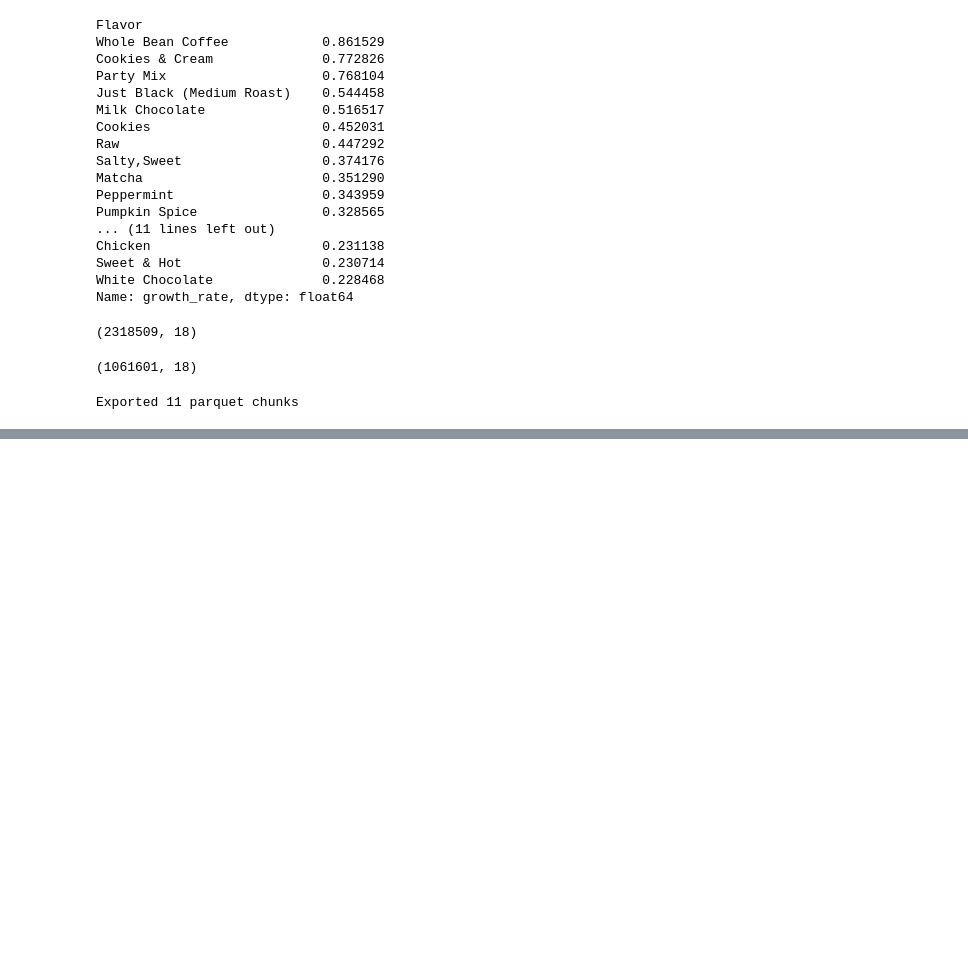
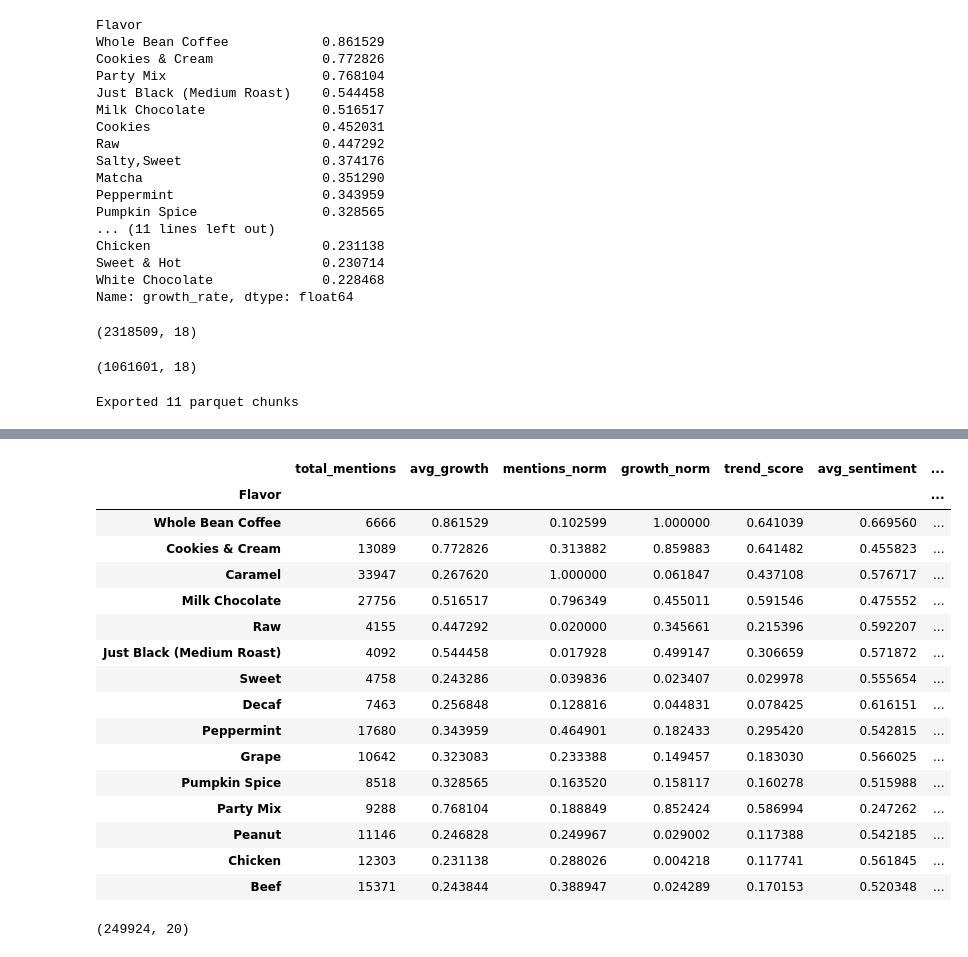
Before and after one commit to Nestle-1A-BTT/flavor-trend-prediction, a Jupyter notebook: Amazon_DataFrame.ipynb, the cells around one changed output, grey strips where cells are left out. Cells and saved outputs as stored; diff of their text form; code cells hidden in the pictures; blank space fills up the shorter version.

```diff
--- a/Amazon_DataFrame.ipynb
+++ b/Amazon_DataFrame.ipynb
@@ -430,0 +800,47 @@ Exported 11 parquet chunks
+# %%
+# Final ranked emerging flavors
+ranked_emerging = final_df.sort_values('final_emerging_score', ascending=False).head(15)
+ranked_emerging
+# %% [output]
+|  | total_mentions | avg_growth | mentions_norm | growth_norm | trend_score | avg_sentiment | ... |
+| Flavor |  |  |  |  |  |  | ... |
+| Whole Bean Coffee | 6666 | 0.861529 | 0.102599 | 1.000000 | 0.641039 | 0.669560 | ... |
+| Cookies & Cream | 13089 | 0.772826 | 0.313882 | 0.859883 | 0.641482 | 0.455823 | ... |
+| Caramel | 33947 | 0.267620 | 1.000000 | 0.061847 | 0.437108 | 0.576717 | ... |
+| Milk Chocolate | 27756 | 0.516517 | 0.796349 | 0.455011 | 0.591546 | 0.475552 | ... |
+| Raw | 4155 | 0.447292 | 0.020000 | 0.345661 | 0.215396 | 0.592207 | ... |
+| Just Black (Medium Roast) | 4092 | 0.544458 | 0.017928 | 0.499147 | 0.306659 | 0.571872 | ... |
+| Sweet | 4758 | 0.243286 | 0.039836 | 0.023407 | 0.029978 | 0.555654 | ... |
+| Decaf | 7463 | 0.256848 | 0.128816 | 0.044831 | 0.078425 | 0.616151 | ... |
+| Peppermint | 17680 | 0.343959 | 0.464901 | 0.182433 | 0.295420 | 0.542815 | ... |
+| Grape | 10642 | 0.323083 | 0.233388 | 0.149457 | 0.183030 | 0.566025 | ... |
+| Pumpkin Spice | 8518 | 0.328565 | 0.163520 | 0.158117 | 0.160278 | 0.515988 | ... |
+| Party Mix | 9288 | 0.768104 | 0.188849 | 0.852424 | 0.586994 | 0.247262 | ... |
+| Peanut | 11146 | 0.246828 | 0.249967 | 0.029002 | 0.117388 | 0.542185 | ... |
+| Chicken | 12303 | 0.231138 | 0.288026 | 0.004218 | 0.117741 | 0.561845 | ... |
+| Beef | 15371 | 0.243844 | 0.388947 | 0.024289 | 0.170153 | 0.520348 | ... |
+# %%
+# Create a combined trend + sentiment score
+distil_final_df = trend_score_df.merge(
+    sentiment_trend_distil.groupby('Flavor')['sentiment_score_roberta'].mean().rename('avg_sentiment'),
+    left_index=True,
+    right_index=True,
+    how='inner'
+)
+
+distil_final_df = distil_final_df.merge(
+    sentiment_trend_distil.groupby('Flavor')['sentiment_growth'].mean().rename('sentiment_momentum'),
+    left_index=True,
+    right_index=True,
+    how='inner'
+)
+
+# Clean momentum column
+distil_final_df['sentiment_momentum'] = distil_final_df['sentiment_momentum'].replace([np.inf, -np.inf], np.nan)
+distil_final_df['sentiment_momentum'] = distil_final_df['sentiment_momentum'].fillna(0)
+
+# Clean sentiment column
+distil_final_df['avg_sentiment'] = distil_final_df['avg_sentiment'].replace([np.inf, -np.inf], np.nan)
+distil_final_df['avg_sentiment'] = distil_final_df['avg_sentiment'].fillna(0)
+# %% [output]
+(249924, 20)
```
Also changed, not shown: parts of 26 cells of this notebook.
